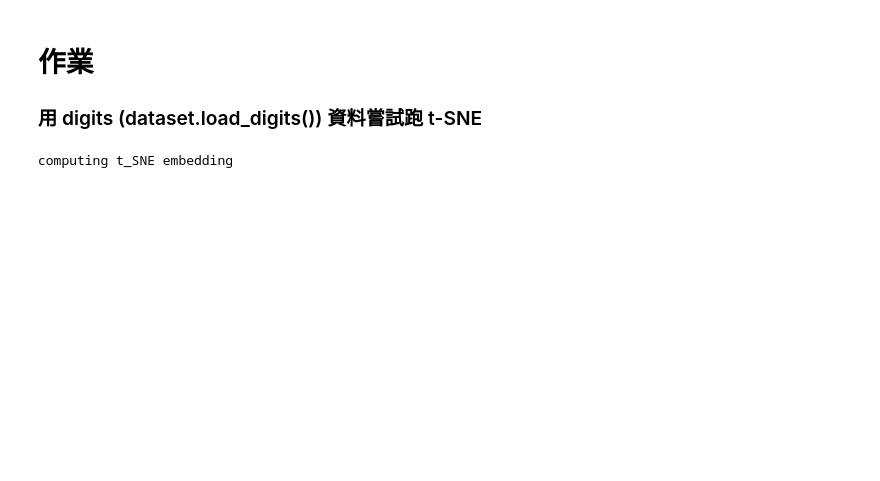
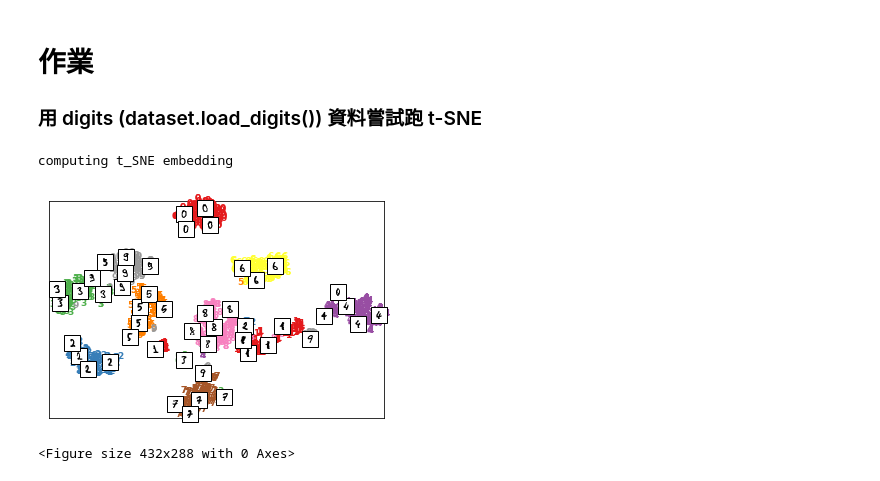
Before and after one commit to kueiwen/The-4th-ML100Days, a Jupyter notebook: homework/Day_061_HW.ipynb, the cells around one changed output. Drawn from its saved outputs; the diff is of its cells as text; code cells hidden in the pictures; blank space fills up the shorter version.

```diff
--- a/homework/Day_061_HW.ipynb
+++ b/homework/Day_061_HW.ipynb
@@ -19,31 +19,33 @@ tsne = manifold.TSNE(n_components=2, random_state=0, init='pca', learning_rate=2
 def plot_embedding(X, title=None):
     x_min, x_max = np.min(X, 0), np.max(X, 0)
     X = (X- x_min) / (x_max - x_min)
 
     plt.figure()
     ax = plt.subplot(111)
     for i in range(X.shape[0]):
         plt.text(X[i, 0], X[i, 1], str(y[i]),
                  color=plt.cm.Set1(y[i] / 10.),
                  fontdict={'weight': 'bold', 'size': 9})
     if hasattr(offsetbox, 'AnnotationBbox'):
         shown_images = np.array([[1., 1.]])
         for i in range(X.shape[0]):
             dist = np.sum((X[i] - shown_images) ** 2, 1)
             if np.min(dist) < 4e-3:
                 continue
             shown_images = np.r_[shown_images, [X[i]]]
             imagebox = offsetbox.AnnotationBbox(offsetbox.OffsetImage(digits.images[i], cmap=plt.cm.gray_r),X[i])
             ax.add_artist(imagebox)
     plt.xticks([]), plt.yticks([])
     if title is not None:
         plt.figure(title)
 
 print("computing t_SNE embedding")
 
 X_tsne = tsne.fit_transform(X)
 
-plot_embedding(X-tsne, "t-SNE embedding of the digits")
+plot_embedding(X_tsne, "t-SNE embedding of the digits")
 plt.show()
 # %% [output]
 computing t_SNE embedding
+[figure, added]
+<Figure size 432x288 with 0 Axes>
```
Also changed, not shown: parts of 5 cells of this notebook.
